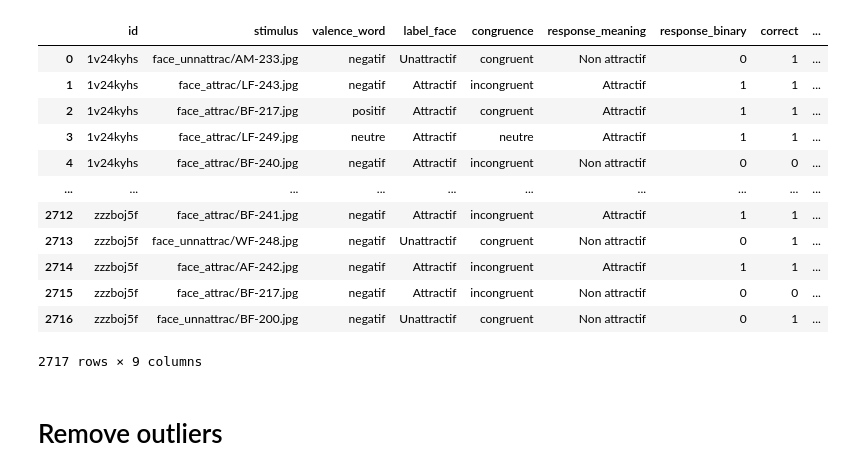
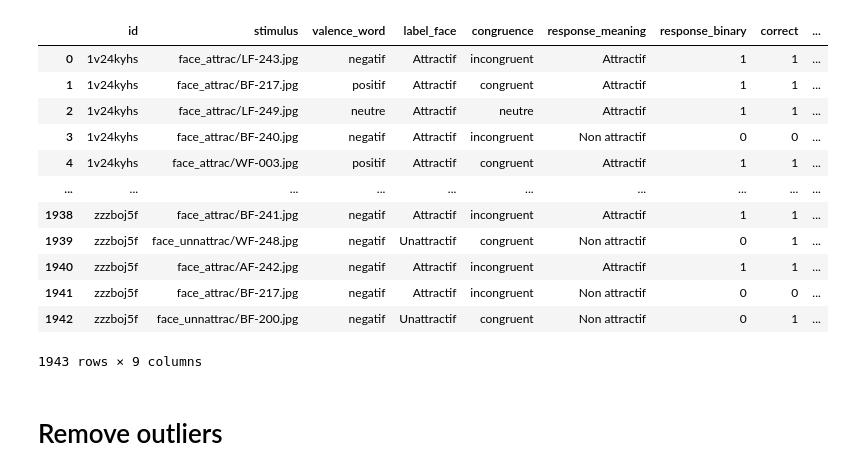
Before and after one commit to Coumess/Lab_Project_Experiment, a Jupyter notebook: extract_data.ipynb, the cells around one changed output. Cells and saved outputs as stored; diff of their text form; code cells hidden in the pictures.

```diff
--- a/extract_data.ipynb
+++ b/extract_data.ipynb
@@ -1,6 +1,7 @@
 # %%
 from pathlib import Path
 import json
+import numpy as np
 import pandas as pd
 import matplotlib.pyplot as plt
 import seaborn as sns
@@ -23,6 +24,8 @@ for file in Path("data").rglob("*.json"):
             continue
         # Get the name of the stimulus
         stimulus=trial["stimulus"]
+        if 'M' in stimulus:
+            continue
         # Get the valence of the word
         valence_word = trial["valence"]
         # Get the label of the face ["Attractif","Unattractif"]
@@ -40,45 +43,45 @@ for file in Path("data").rglob("*.json"):
             congruence = "incongruent"
         # Indicates if the answer is correct or not
         if (label_face == "Attractif" and response_meaning == "Attractif") or (label_face == "Unattractif" and response_meaning == "Non attractif"):
             correct = 1
         else:
             correct = 0
         # Convert response meaning in binary
         if response_meaning=='Attractif':
             response_binary=1
         else:
             response_binary=0
         # Create the row for the DataFrame
         rows.append({
             "id": participant_id,
             "stimulus":stimulus,
             "valence_word":valence_word,
             "label_face":label_face,
             "congruence": congruence,
             "response_meaning":response_meaning,
             "response_binary":response_binary,
             "correct": correct,
             "rt": rt/1000
         })
 
 # Create the DataFrame
 df = pd.DataFrame(rows)
 # Display the DataFrame
 df
 # %% [output]
 |  | id | stimulus | valence_word | label_face | congruence | response_meaning | response_binary | correct | ... |
-| 0 | 1v24kyhs | face_unnattrac/AM-233.jpg | negatif | Unattractif | congruent | Non attractif | 0 | 1 | ... |
-| 1 | 1v24kyhs | face_attrac/LF-243.jpg | negatif | Attractif | incongruent | Attractif | 1 | 1 | ... |
-| 2 | 1v24kyhs | face_attrac/BF-217.jpg | positif | Attractif | congruent | Attractif | 1 | 1 | ... |
-| 3 | 1v24kyhs | face_attrac/LF-249.jpg | neutre | Attractif | neutre | Attractif | 1 | 1 | ... |
-| 4 | 1v24kyhs | face_attrac/BF-240.jpg | negatif | Attractif | incongruent | Non attractif | 0 | 0 | ... |
+| 0 | 1v24kyhs | face_attrac/LF-243.jpg | negatif | Attractif | incongruent | Attractif | 1 | 1 | ... |
+| 1 | 1v24kyhs | face_attrac/BF-217.jpg | positif | Attractif | congruent | Attractif | 1 | 1 | ... |
+| 2 | 1v24kyhs | face_attrac/LF-249.jpg | neutre | Attractif | neutre | Attractif | 1 | 1 | ... |
+| 3 | 1v24kyhs | face_attrac/BF-240.jpg | negatif | Attractif | incongruent | Non attractif | 0 | 0 | ... |
+| 4 | 1v24kyhs | face_attrac/WF-003.jpg | positif | Attractif | congruent | Attractif | 1 | 1 | ... |
 | ... | ... | ... | ... | ... | ... | ... | ... | ... | ... |
-| 2712 | zzzboj5f | face_attrac/BF-241.jpg | negatif | Attractif | incongruent | Attractif | 1 | 1 | ... |
-| 2713 | zzzboj5f | face_unnattrac/WF-248.jpg | negatif | Unattractif | congruent | Non attractif | 0 | 1 | ... |
-| 2714 | zzzboj5f | face_attrac/AF-242.jpg | negatif | Attractif | incongruent | Attractif | 1 | 1 | ... |
-| 2715 | zzzboj5f | face_attrac/BF-217.jpg | negatif | Attractif | incongruent | Non attractif | 0 | 0 | ... |
-| 2716 | zzzboj5f | face_unnattrac/BF-200.jpg | negatif | Unattractif | congruent | Non attractif | 0 | 1 | ... |
+| 1938 | zzzboj5f | face_attrac/BF-241.jpg | negatif | Attractif | incongruent | Attractif | 1 | 1 | ... |
+| 1939 | zzzboj5f | face_unnattrac/WF-248.jpg | negatif | Unattractif | congruent | Non attractif | 0 | 1 | ... |
+| 1940 | zzzboj5f | face_attrac/AF-242.jpg | negatif | Attractif | incongruent | Attractif | 1 | 1 | ... |
+| 1941 | zzzboj5f | face_attrac/BF-217.jpg | negatif | Attractif | incongruent | Non attractif | 0 | 0 | ... |
+| 1942 | zzzboj5f | face_unnattrac/BF-200.jpg | negatif | Unattractif | congruent | Non attractif | 0 | 1 | ... |
-2717 rows × 9 columns
+1943 rows × 9 columns
 # %% [markdown]
 # Remove outliers
 # %%
```
Also changed, not shown: parts of 19 cells of this notebook.
